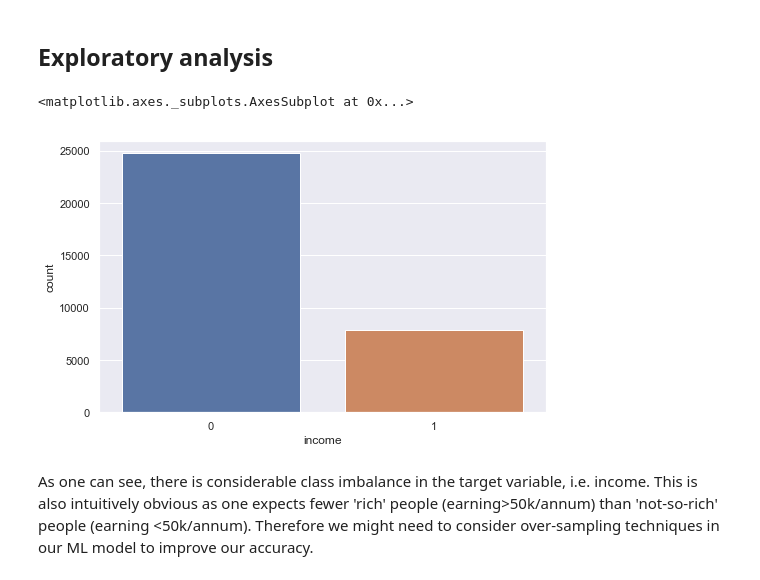
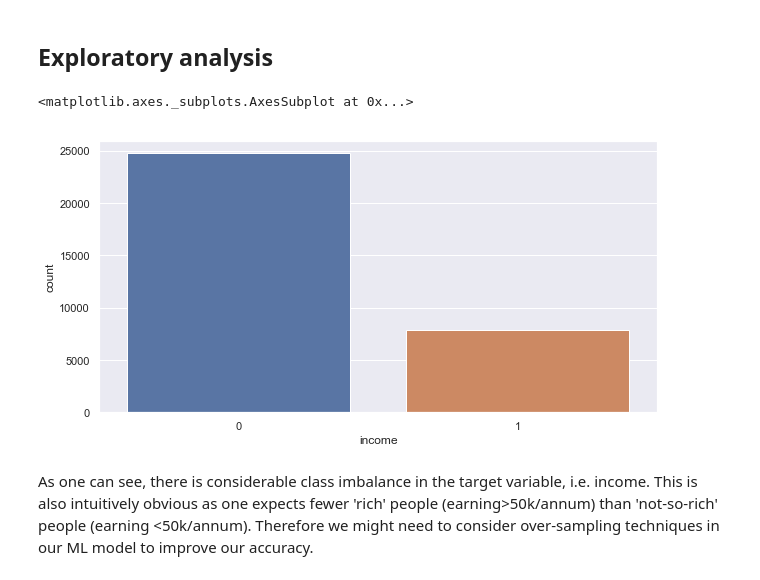
Before and after one commit to dsanyal/Kaggle, a Jupyter notebook: model_kaggle.ipynb, the cells around one changed output. Cells and saved outputs as stored; diff of their text form; code cells hidden in the pictures.

```diff
--- a/model_kaggle.ipynb
+++ b/model_kaggle.ipynb
@@ -93,11 +93,11 @@ data['income'] = data['income'].apply(lambda inc: 0 if inc == "<=50K" else 1) #
 # %% [markdown]
 ## Exploratory analysis
 # %%
-plt.figure(figsize=(8,5))
+plt.figure(figsize=(10,5))
 sns.countplot(data['income'])
 # %% [output]
 <matplotlib.axes._subplots.AxesSubplot at 0x...>
-[figure, old version]
+[figure, new version]
 # %% [markdown]
 As one can see, there is considerable class imbalance in the target variable, i.e. income. This is also intuitively obvious as one expects fewer 'rich' people (earning>50k/annum) than 'not-so-rich' people (earning <50k/annum). Therefore we might need to consider over-sampling techniques in our ML model to improve our accuracy.
 # %%
```
Also changed, not shown: parts of 69 cells of this notebook.
